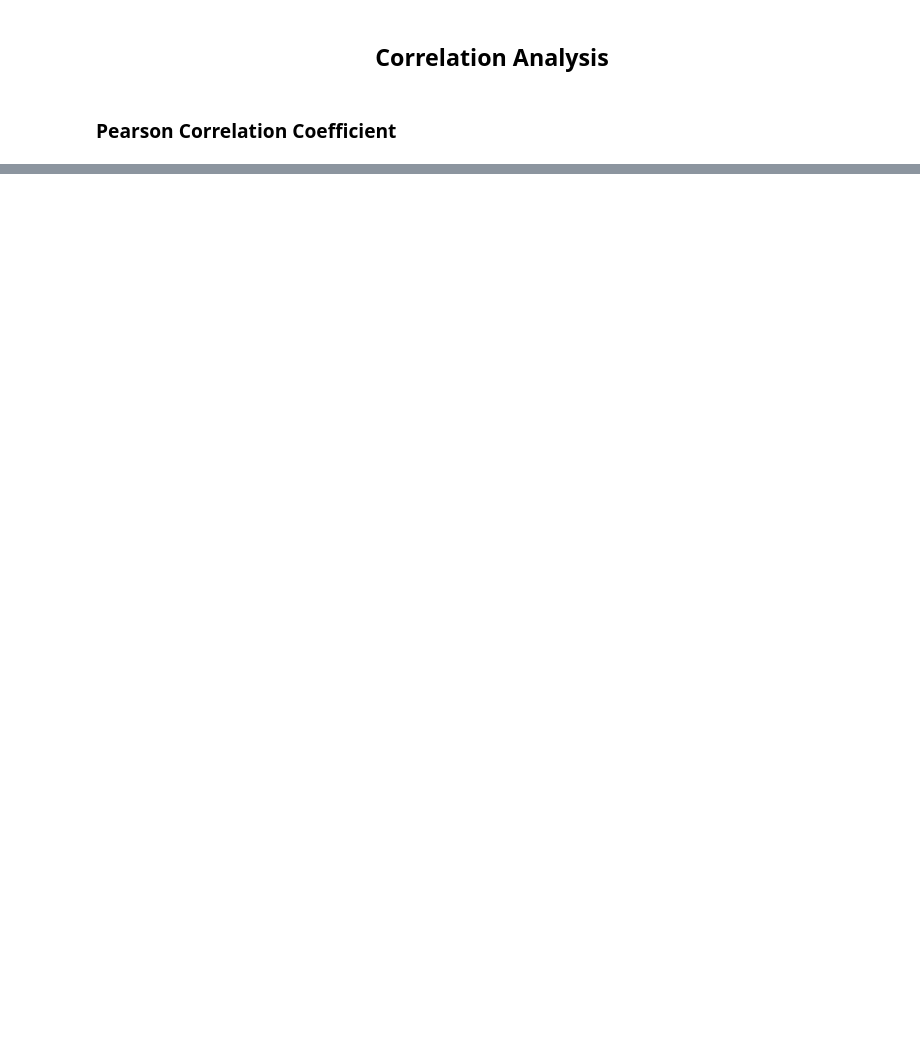
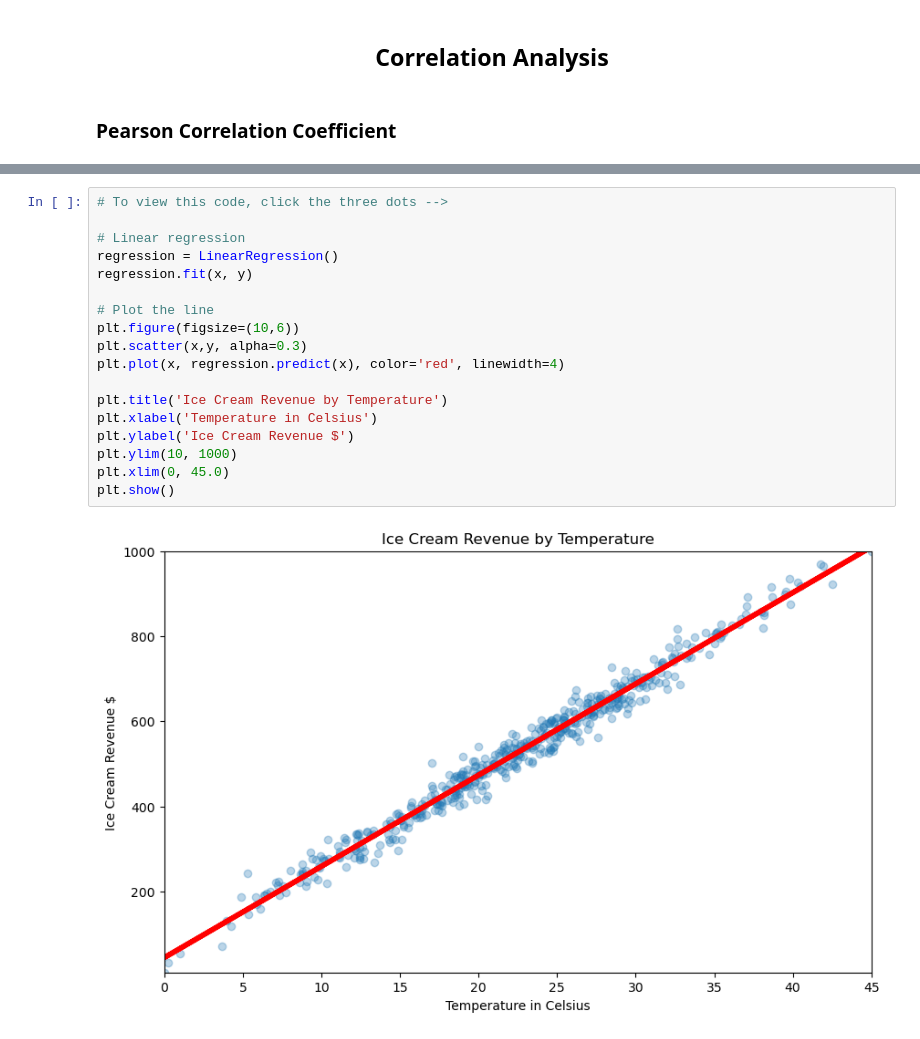
Before and after one commit to nickking93/Machine-Learning-Revenue-Predictor_WGU-Capstone, a Jupyter notebook: IceCreamRevenuePrediction.ipynb, the cells around one changed output, grey strips where cells are left out. Cells and saved outputs as stored; diff of their text form; blank space fills up the shorter version.

```diff
--- a/IceCreamRevenuePrediction.ipynb
+++ b/IceCreamRevenuePrediction.ipynb
@@ -82,0 +120,20 @@ Pearson correlation coefficient: 0.99
+# %%
+# To view this code, click the three dots -->
+
+# Linear regression
+regression = LinearRegression()
+regression.fit(x, y)
+
+# Plot the line
+plt.figure(figsize=(10,6))
+plt.scatter(x,y, alpha=0.3)
+plt.plot(x, regression.predict(x), color='red', linewidth=4)
+
+plt.title('Ice Cream Revenue by Temperature')
+plt.xlabel('Temperature in Celsius')
+plt.ylabel('Ice Cream Revenue $')
+plt.ylim(10, 1000)
+plt.xlim(0, 45.0)
+plt.show()
+# %% [output]
+[figure, added]
```
Also changed, not shown: parts of 22 cells of this notebook.
